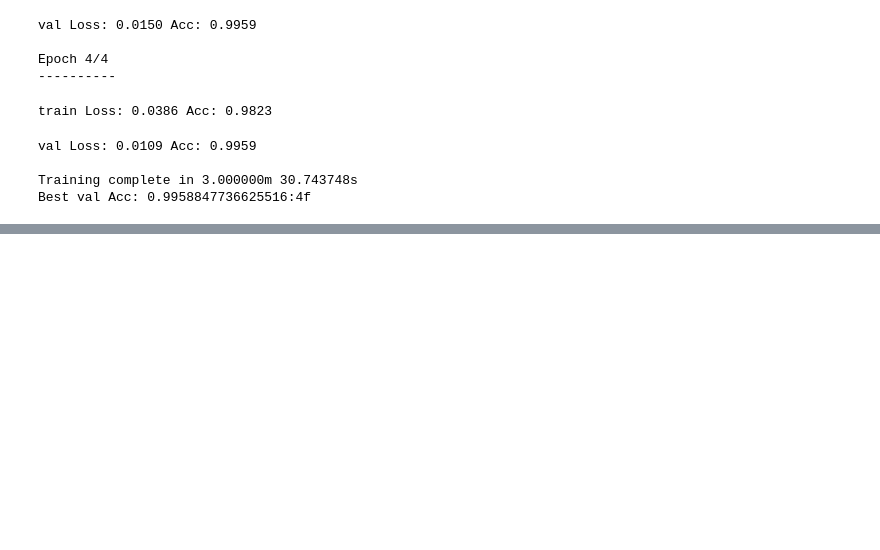
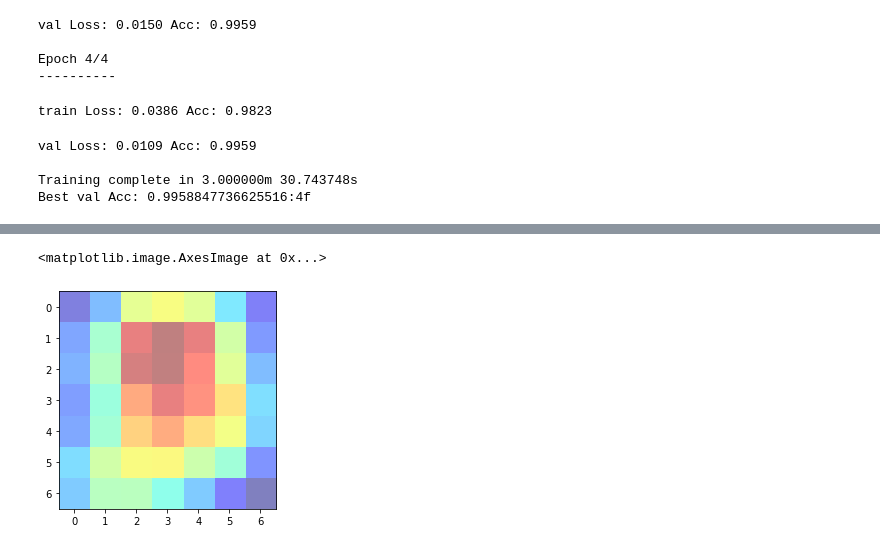
Before and after one commit to Chandu-4444/Data-Science, a Jupyter notebook: Zindi/Armyworm Challenge/Script.ipynb, the cells around one changed output, grey strips where cells are left out. Saved outputs shown, nothing was run; the diff lists cells and outputs as text; code cells hidden in the pictures; blank space fills up the shorter version.

```diff
--- a/Zindi/Armyworm Challenge/Script.ipynb
+++ b/Zindi/Armyworm Challenge/Script.ipynb
@@ -287,0 +354,18 @@ for idx in np.arange(10):
+# %%
+def getCAM(feature_conv, weight_fc, class_idx):
+    _, nc, h, w = feature_conv.shape
+    cam = weight_fc[class_idx].dot(feature_conv.reshape((nc, h*w)))
+    cam = cam.reshape(h, w)
+    cam = cam - np.min(cam)
+    cam_img = cam / np.max(cam)
+    return [cam_img]
+# %%
+weight_softmax_params = list(model_ft._modules.get('fc').parameters())
+weight_softmax = np.squeeze(weight_softmax_params[0].cpu().data.numpy())
+# %%
+overlay = getCAM(activated_features.features, weight_softmax, class_idx )
+# %%
+plt.imshow(overlay[0], alpha=0.5, cmap='jet')
+# %% [output]
+<matplotlib.image.AxesImage at 0x...>
+[figure, added]
```
Also changed, not shown: parts of 14 cells of this notebook, 1 other file.
